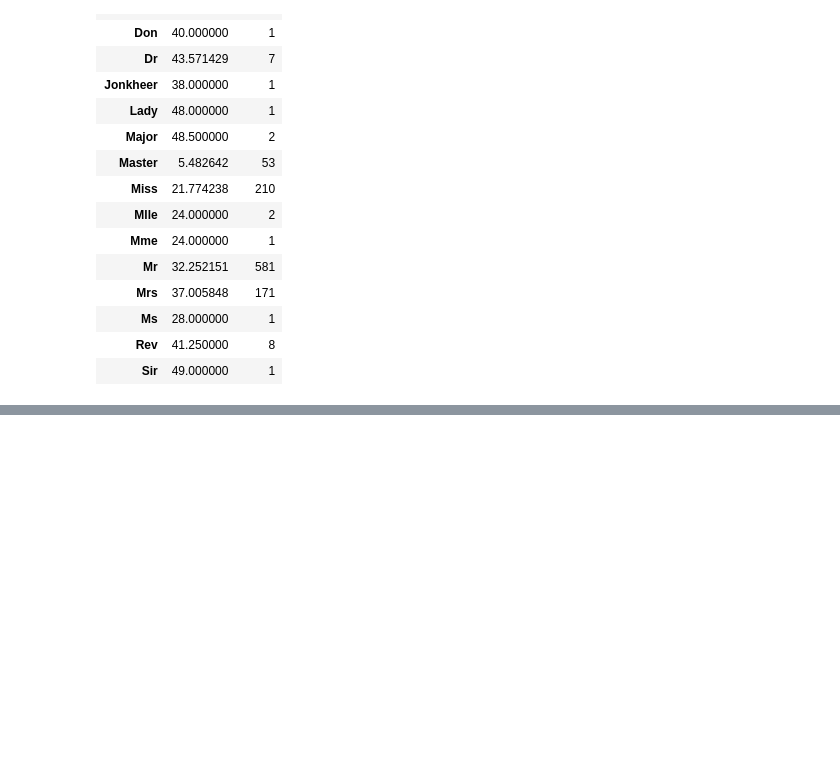
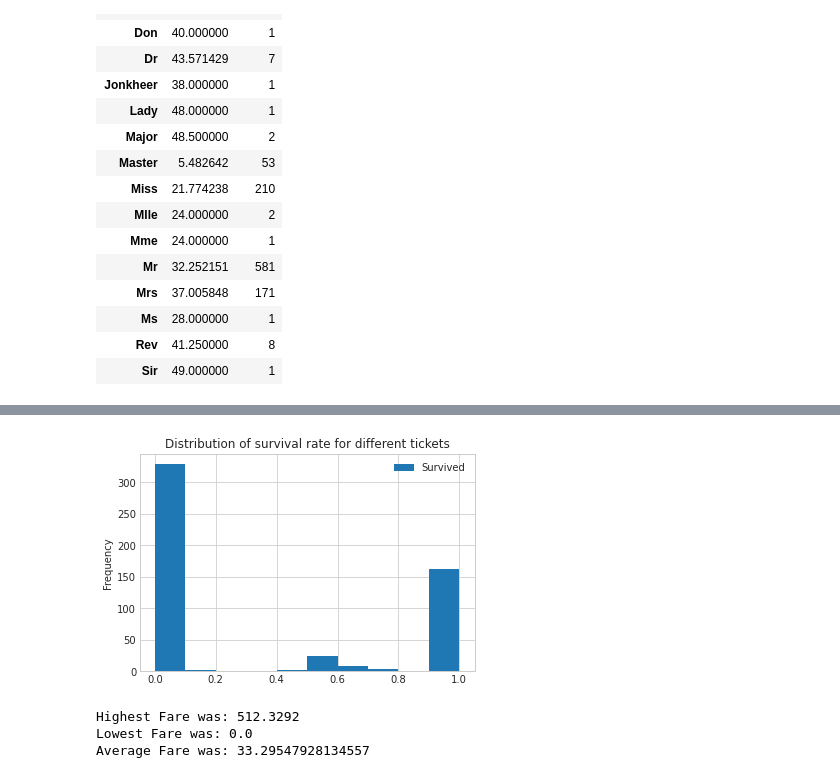
Before and after one commit to SoonKi-Eun/Kaggle, a Jupyter notebook: titanic-test-1.ipynb, the cells around one changed output, grey strips where cells are left out. Cells and saved outputs as stored; diff of their text form; code cells hidden in the pictures; blank space fills up the shorter version.

```diff
--- a/titanic-test-1.ipynb
+++ b/titanic-test-1.ipynb
@@ -514,0 +669,7 @@ temp.groupby('Initial').agg({'Age': ['mean', 'count']}) #이니셜 별 평균
+# %%
+# Sex 분류 : male(1) , female(2) , baby(3)
+temp.loc[(temp['Sex'] == 'male'), 'Sex'] = 1
+temp.loc[(temp['Sex'] == 'female'), 'Sex'] = 2
+temp.loc[(temp['Age'] < 1), 'Sex'] = 3
+
+survpct('Sex')
@@ -514,0 +682,11 @@ temp.groupby('Initial').agg({'Age': ['mean', 'count']}) #이니셜 별 평균
+# %%
+#SibSp : 형재 자매의 수/ 배우자 등이 승선한 경우 수
+#Parch : 부모나 자식과 같이 탄 경우 수
+
+#혼자인 경우와 가족인 경우
+temp.loc[(temp['SibSp'] == 0) & (temp['Parch'] == 0), 'Alone'] = 1
+temp['Family'] = temp['Parch'] + temp['SibSp'] + 1
+
+#survpct('Family') #4명 인경우가 높은 생존률을 보임
+#survpct('Alone')  #Family = 1
+temp.head(n=10)
@@ -514,0 +748,5 @@ temp.groupby('Initial').agg({'Age': ['mean', 'count']}) #이니셜 별 평균
+# %%
+temp['Initick'] = temp.Ticket.str.extract('^([A-Za-z0-9]+)')
+temp = temp.reset_index(drop=True)  # 복사한 항목들을 사용하다보면 'ValueError: cannot reindex from a duplicate axis` 요런 에러가 나오는 경우가 많은데 이런 것은 요 코드로 리셋을 한 번 해주면 됩니다.
+temp.head()
+#temp.Initick.value_counts()
@@ -514,0 +760,4 @@ temp.groupby('Initial').agg({'Age': ['mean', 'count']}) #이니셜 별 평균
+# %%
+#Initick to Number
+temp['NumTicket'] = temp['Initick'].factorize()[0]
+temp.NumTicket.head(n=15)
@@ -514,0 +781,15 @@ temp.groupby('Initial').agg({'Age': ['mean', 'count']}) #이니셜 별 평균
+# %%
+#temp.groupby('NumTicket')['Survived'].mean()
+temp.groupby('NumTicket')['Survived'].mean().to_frame().plot(kind='hist')
+plt.title('Distribution of survival rate for different tickets');
+# %% [output]
+[figure, added]
+# %%
+#요금(Fare)
+print('Highest Fare was:', temp['Fare'].max())
+print('Lowest Fare was:', temp['Fare'].min())
+print('Average Fare was:', temp['Fare'].mean())
+# %% [output]
+Highest Fare was: 512.3292
+Lowest Fare was: 0.0
+Average Fare was: 33.29547928134557
```
Also changed, not shown: parts of 56 cells of this notebook.
